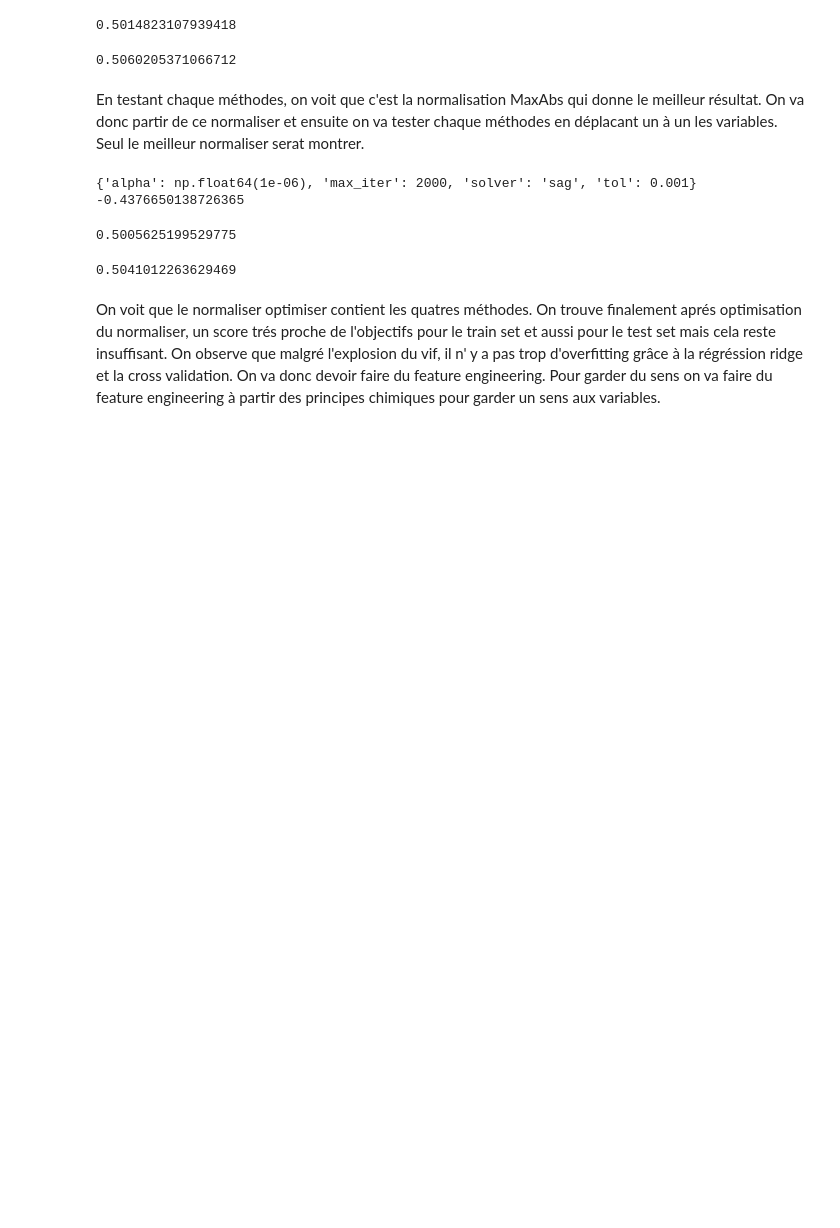
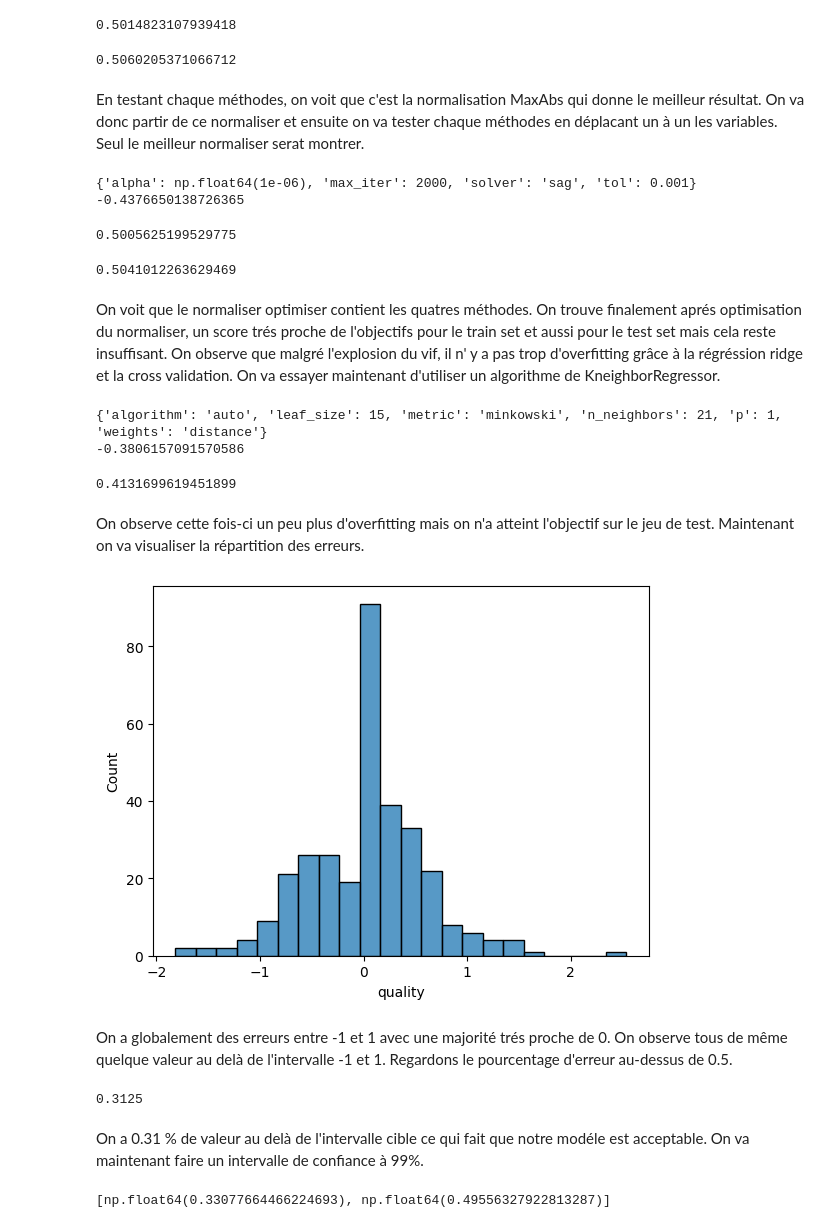
Before and after one commit to fmazur57u/WineQualityPrediction, a Jupyter notebook: winePrediction.ipynb, the cells around one changed output. Cells and saved outputs as stored; diff of their text form; code cells hidden in the pictures; blank space fills up the shorter version.

Commit message:
Finalisation du modéle

```diff
--- a/winePrediction.ipynb
+++ b/winePrediction.ipynb
@@ -883,4 +879,69 @@ mean_absolute_error(y_test, y_test_pred)
 # %% [output]
 0.5041012263629469
 # %% [markdown]
-On voit que le normaliser optimiser contient les quatres méthodes. On trouve finalement aprés optimisation du normaliser, un score trés proche de l'objectifs pour le train set et aussi pour le test set mais cela reste insuffisant. On observe que malgré l'explosion du vif, il n' y a pas trop d'overfitting grâce à la régréssion ridge et la cross validation. On va donc devoir faire du feature engineering. Pour garder du sens on va faire du feature engineering à partir des principes chimiques pour garder un sens aux variables.
+On voit que le normaliser optimiser contient les quatres méthodes. On trouve finalement aprés optimisation du normaliser, un score trés proche de l'objectifs pour le train set et aussi pour le test set mais cela reste insuffisant. On observe que malgré l'explosion du vif, il n' y a pas trop d'overfitting grâce à la régréssion ridge et la cross validation. On va essayer maintenant d'utiliser un algorithme de KneighborRegressor.
+# %%
+param_grid = [
+    {  # minkowski, on balaie p
+        "n_neighbors": [3, 5, 7, 9, 11, 15, 21, 31, 41],
+        "weights": ["uniform", "distance"],
+        "metric": ["minkowski"],
+        "p": [1, 2, 3],
+        "algorithm": ["auto", "ball_tree", "kd_tree", "brute"],
+        "leaf_size": [15, 30, 45, 60],
+    },
+    {  # chebyshev, pas de p
+        "n_neighbors": [3, 5, 7, 11, 15, 21, 31],
+        "weights": ["uniform", "distance"],
+        "metric": ["chebyshev"],
+        "algorithm": ["auto", "kd_tree", "brute"],
+        "leaf_size": [15, 30, 45],
+    },
+]
+
+grid = GridSearchCV(
+    estimator=KNeighborsRegressor(n_jobs=-1),
+    param_grid=param_grid,
+    cv=5,
+    scoring="neg_mean_squared_error",
+    n_jobs=-1,
+)
+
+grid.fit(X_train_norm, y_train)
+print(grid.best_params_)
+print(grid.best_score_)
+model = grid.best_estimator_
+# %% [output]
+{'algorithm': 'auto', 'leaf_size': 15, 'metric': 'minkowski', 'n_neighbors': 21, 'p': 1, 'weights': 'distance'}
+-0.3806157091570586
+# %%
+X_test_norm = normaliser.transform(X_test)
+y_test_pred = model.predict(X_test_norm)
+mean_absolute_error(y_test, y_test_pred)
+# %% [output]
+0.4131699619451899
+# %% [markdown]
+On observe cette fois-ci un peu plus d'overfitting mais on n'a atteint l'objectif sur le jeu de test. Maintenant on va visualiser la répartition des erreurs.
+# %%
+differences = y_test_pred - y_test
+sns.histplot(differences)
+plt.show()
+# %% [output]
+[figure, added]
+# %% [markdown]
+On a globalement des erreurs entre -1 et 1 avec une majorité trés proche de 0. On observe tous de même quelque valeur au delà de l'intervalle -1 et 1. Regardons le pourcentage d'erreur au-dessus de 0.5.
+# %%
+differences_problématique = np.where(np.abs(differences) > 0.5)
+(len(differences_problématique) / len(differences)) * 100
+# %% [output]
+0.3125
+# %% [markdown]
+On a 0.31 % de valeur au delà de l'intervalle cible ce qui fait que notre modéle est acceptable. On va maintenant faire un intervalle de confiance à 99%.
+# %%
+se = np.std(differences) / np.sqrt(len(test_set))
+mae = mean_absolute_error(y_test, y_test_pred)
+z = 2.576
+intervalle = [mae - z * se, mae + z * se]
+intervalle
+# %% [output]
+[np.float64(0.33077664466224693), np.float64(0.49556327922813287)]
```
Also changed, not shown: parts of 5 cells of this notebook.
